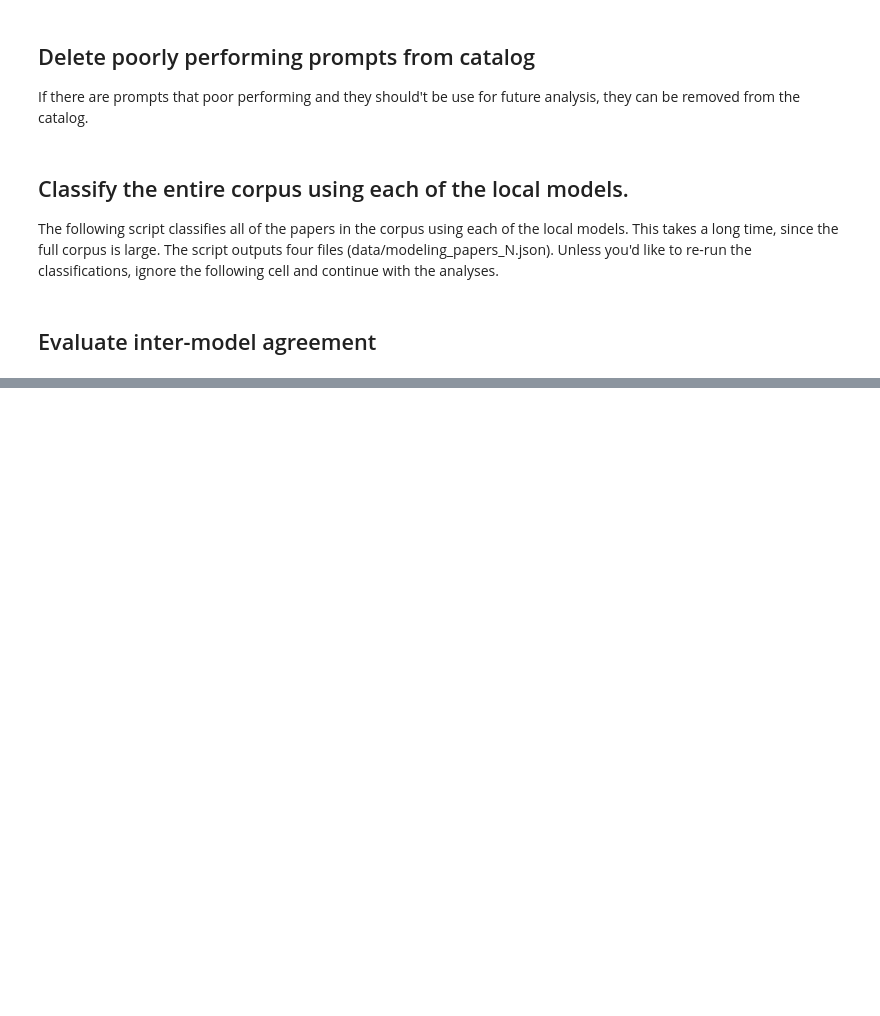
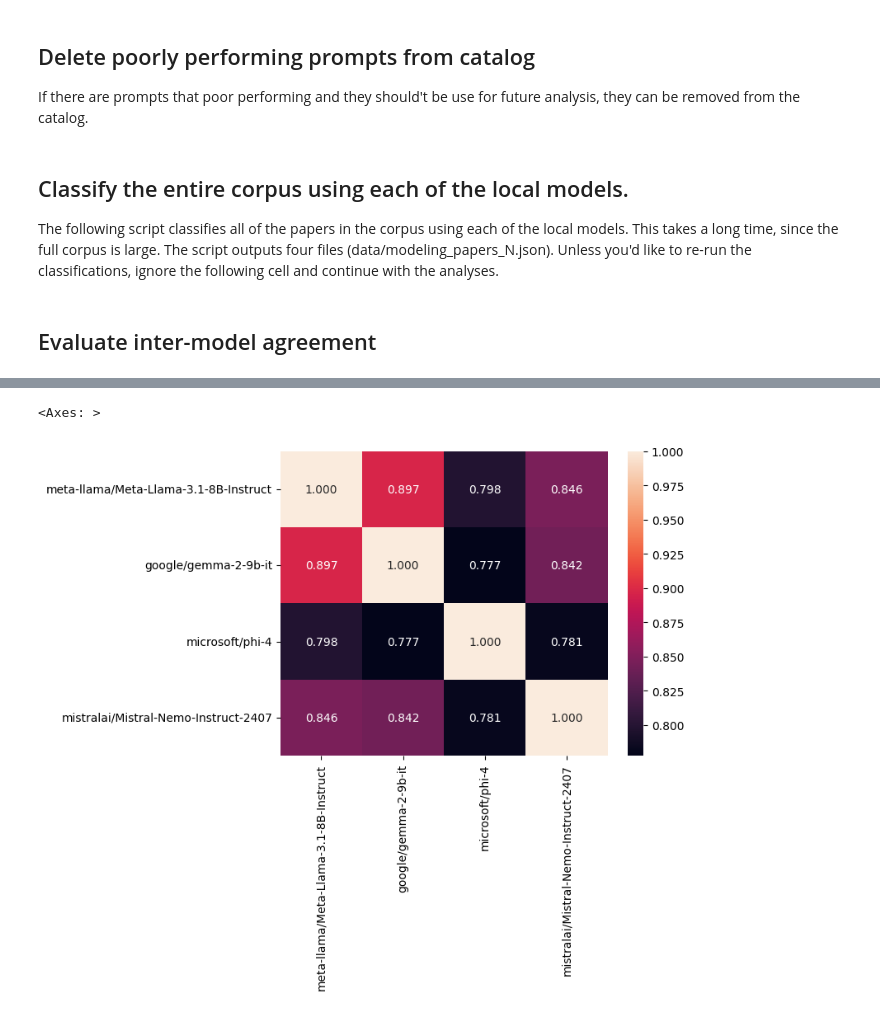
Before and after one commit to saxman/genscai, a Jupyter notebook: notebooks/05.5 - Classification Evaluation.ipynb, the cells around one changed output, grey strips where cells are left out. Saved outputs shown, nothing was run; the diff lists cells and outputs as text; code cells hidden in the pictures; blank space fills up the shorter version.

```diff
--- a/notebooks/05.5 - Classification Evaluation.ipynb
+++ b/notebooks/05.5 - Classification Evaluation.ipynb
@@ -72,4 +117,7 @@ df = pd.DataFrame(data=rates, index=MODEL_IDS, columns=MODEL_IDS)
 # %%
 import seaborn as sns
 
-sns.heatmap(df, annot=True)
+sns.heatmap(df, annot=True, fmt=".3f")
+# %% [output]
+<Axes: >
+[figure, added]
```
Also changed, not shown: parts of 7 cells of this notebook, 1 other file.
